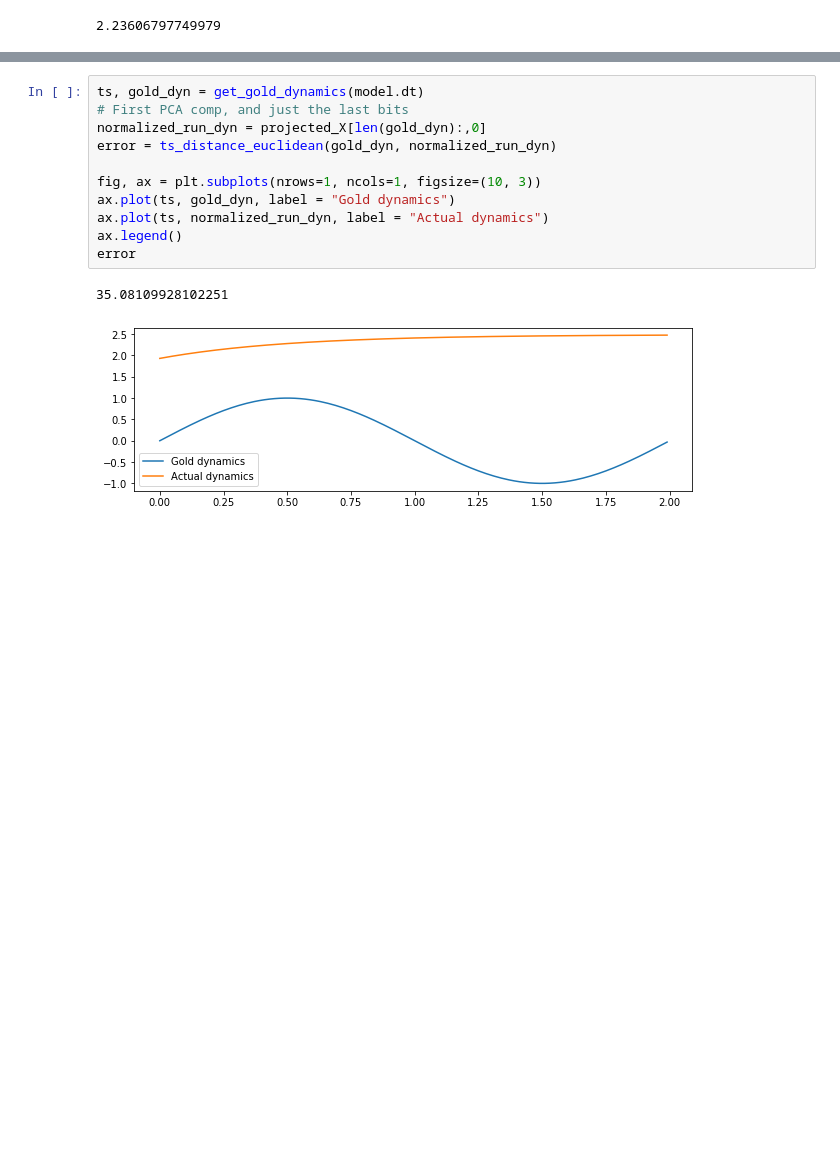
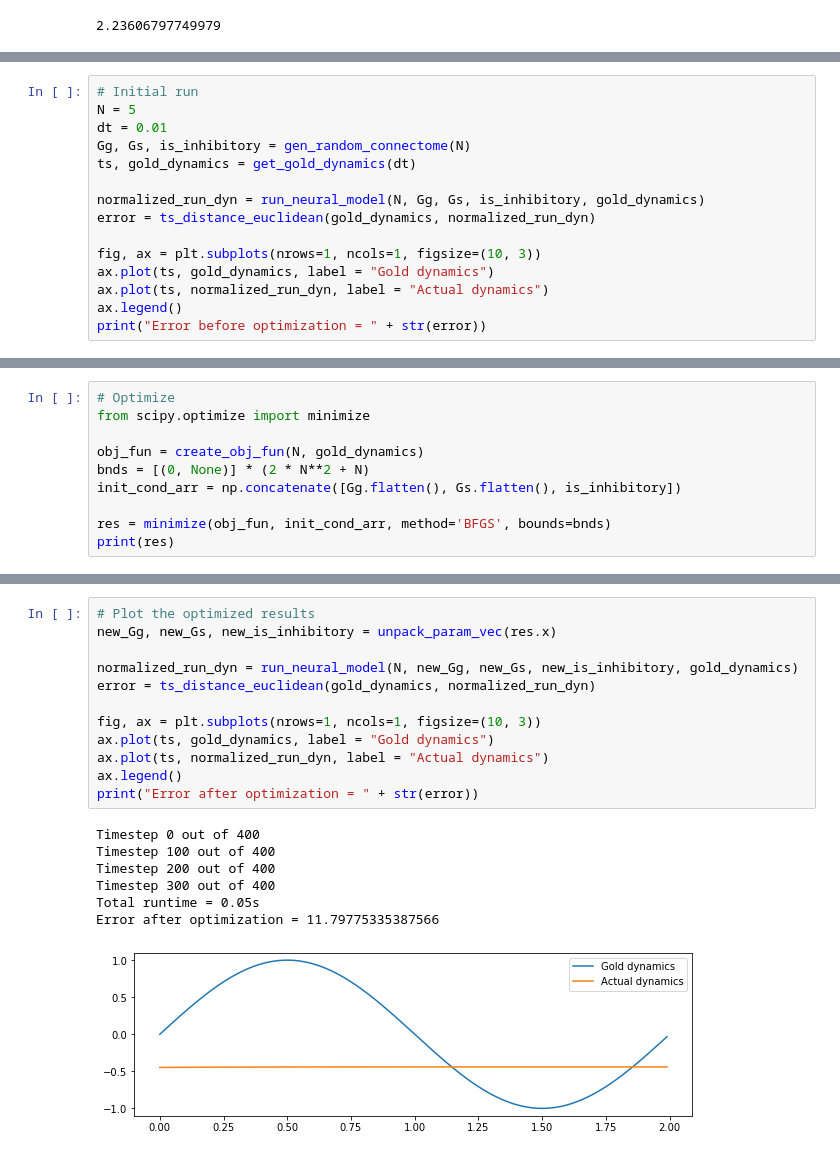
Before and after one commit to sjonany/c-elegans-connectome-opt, a Jupyter notebook: analysis/connectome_opt.ipynb, the cells around one changed output, grey strips where cells are left out. Saved outputs shown, nothing was run; the diff lists cells and outputs as text; blank space fills up the shorter version.

Commit message:
Completed e2e runthrough of optimization of connectome. Optimization didn't really improve the baseline, but I think that's expected considering we are looking at V-Vth, which is always 0 here.

```diff
--- a/analysis/connectome_opt.ipynb
+++ b/analysis/connectome_opt.ipynb
@@ -90,0 +87,15 @@ for pca_comp in range(num_pca_comps):
+# %%
+# Initial run
+N = 5
+dt = 0.01
+Gg, Gs, is_inhibitory = gen_random_connectome(N)
+ts, gold_dynamics = get_gold_dynamics(dt)
+
+normalized_run_dyn = run_neural_model(N, Gg, Gs, is_inhibitory, gold_dynamics)
+error = ts_distance_euclidean(gold_dynamics, normalized_run_dyn)
+
+fig, ax = plt.subplots(nrows=1, ncols=1, figsize=(10, 3))
+ax.plot(ts, gold_dynamics, label = "Gold dynamics")
+ax.plot(ts, normalized_run_dyn, label = "Actual dynamics")
+ax.legend()
+print("Error before optimization = " + str(error))
@@ -90,0 +110,10 @@ for pca_comp in range(num_pca_comps):
+# %%
+# Optimize
+from scipy.optimize import minimize
+
+obj_fun = create_obj_fun(N, gold_dynamics)
+bnds = [(0, None)] * (2 * N**2 + N)
+init_cond_arr = np.concatenate([Gg.flatten(), Gs.flatten(), is_inhibitory])
+
+res = minimize(obj_fun, init_cond_arr, method='BFGS', bounds=bnds)
+print(res)
@@ -91,14 +138,20 @@ for pca_comp in range(num_pca_comps):
 # %%
-ts, gold_dyn = get_gold_dynamics(model.dt)
-# First PCA comp, and just the last bits
-normalized_run_dyn = projected_X[len(gold_dyn):,0]
-error = ts_distance_euclidean(gold_dyn, normalized_run_dyn)
+# Plot the optimized results
+new_Gg, new_Gs, new_is_inhibitory = unpack_param_vec(res.x)
+
+normalized_run_dyn = run_neural_model(N, new_Gg, new_Gs, new_is_inhibitory, gold_dynamics)
+error = ts_distance_euclidean(gold_dynamics, normalized_run_dyn)
 
 fig, ax = plt.subplots(nrows=1, ncols=1, figsize=(10, 3))
-ax.plot(ts, gold_dyn, label = "Gold dynamics")
+ax.plot(ts, gold_dynamics, label = "Gold dynamics")
 ax.plot(ts, normalized_run_dyn, label = "Actual dynamics")
 ax.legend()
-error
+print("Error after optimization = " + str(error))
 # %% [output]
-35.08109928102251
+Timestep 0 out of 400
+Timestep 100 out of 400
+Timestep 200 out of 400
+Timestep 300 out of 400
+Total runtime = 0.05s
+Error after optimization = 11.79775335387566
-[figure, old version]
+[figure, new version]
```
Also changed, not shown: parts of 7 cells of this notebook, 2 other files.
